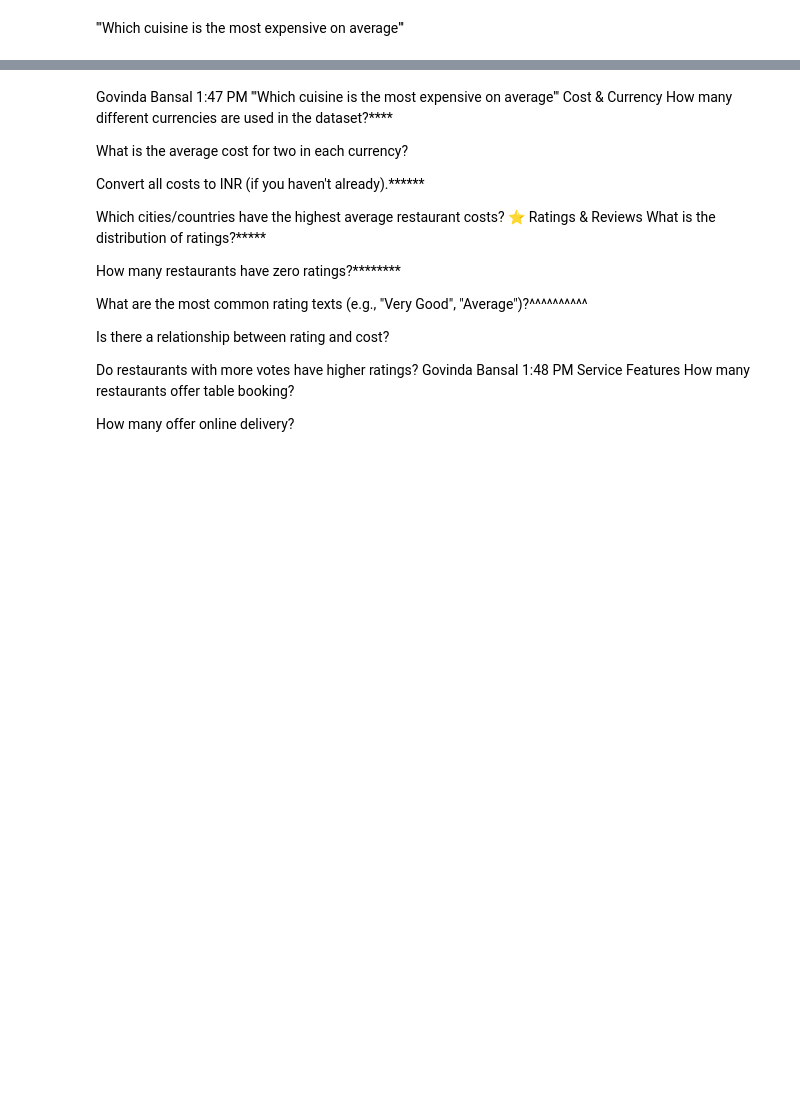
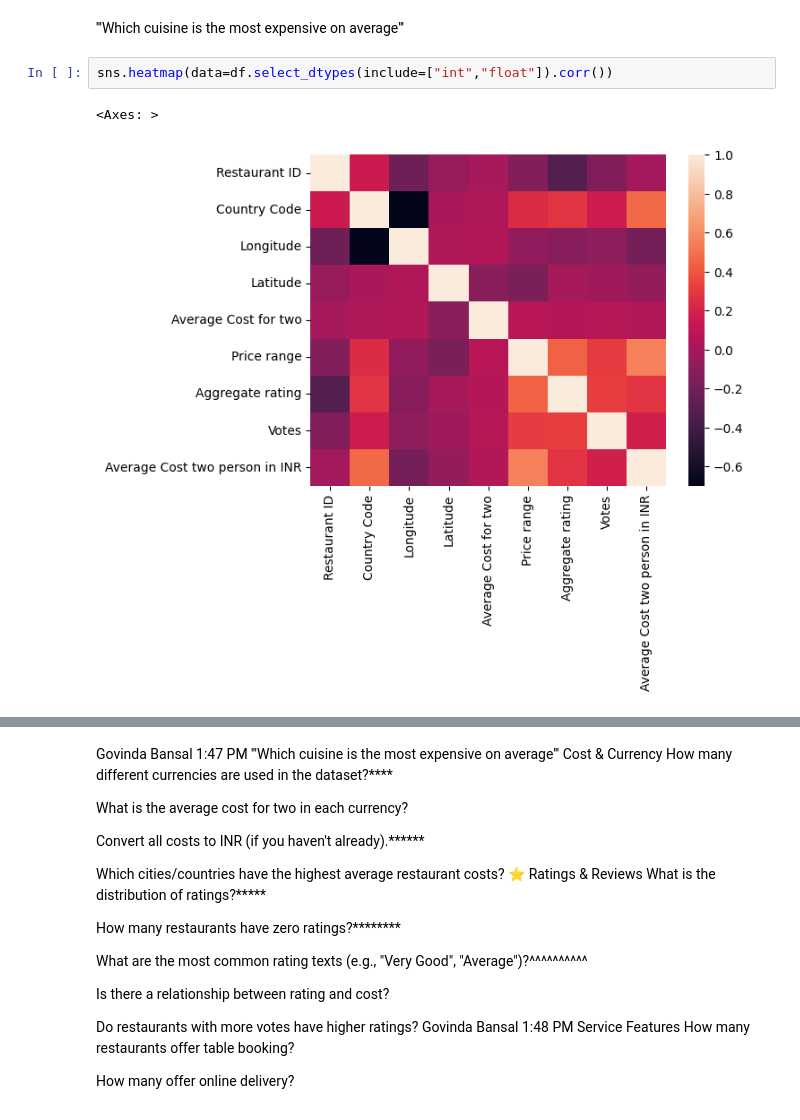
Before and after one commit to hemant087/30Days_EDA, a Jupyter notebook: 4Day Zomato/dataset/Untitled1.ipynb, the cells around one changed output, grey strips where cells are left out. Cells and saved outputs as stored; diff of their text form; blank space fills up the shorter version.

```diff
--- a/4Day Zomato/dataset/Untitled1.ipynb
+++ b/4Day Zomato/dataset/Untitled1.ipynb
@@ -913,2 +691,7 @@ Name: City, dtype: int64
 # %% [markdown]
 '''Which cuisine is the most expensive on average'''
+# %%
+sns.heatmap(data=df.select_dtypes(include=["int","float"]).corr())
+# %% [output]
+<Axes: >
+[figure, added]
```
Also changed, not shown: parts of 28 cells of this notebook, 2 other files.
